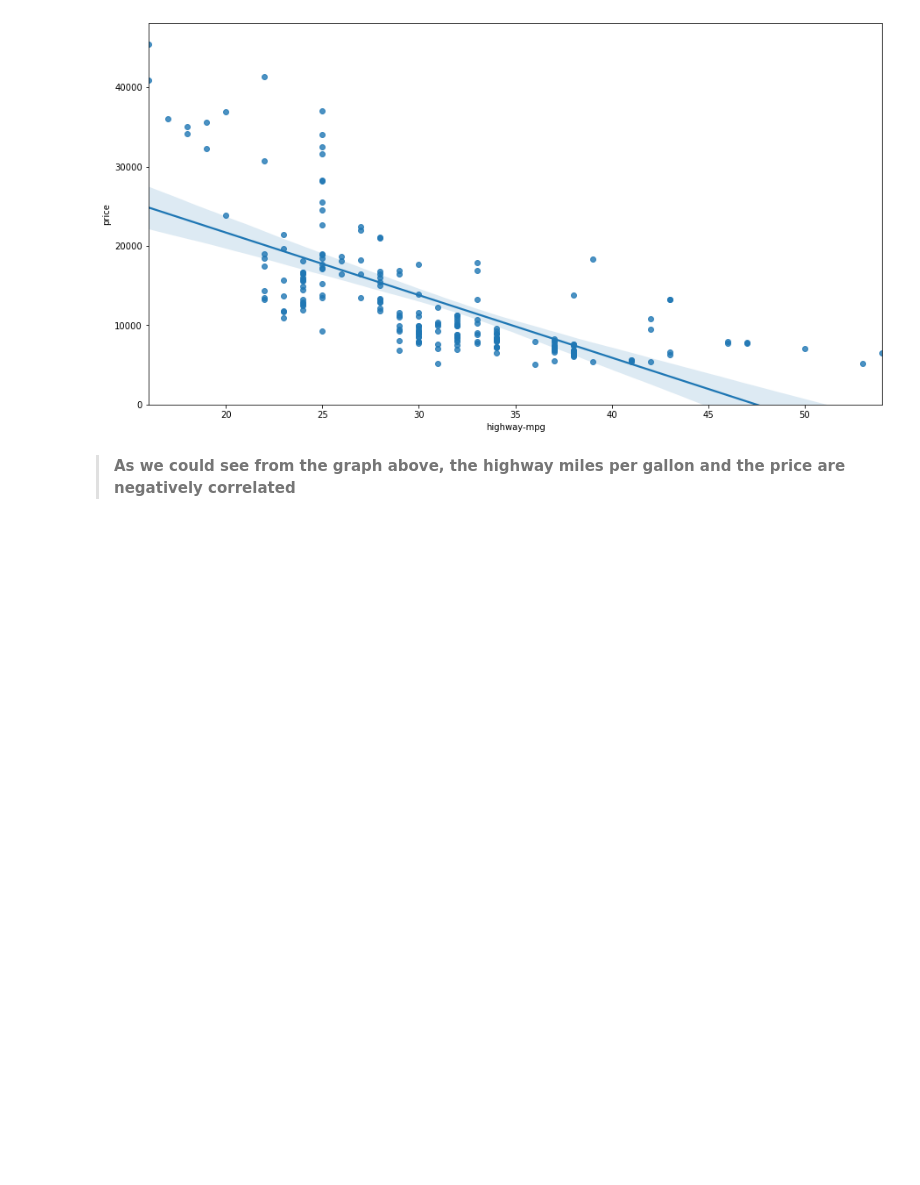
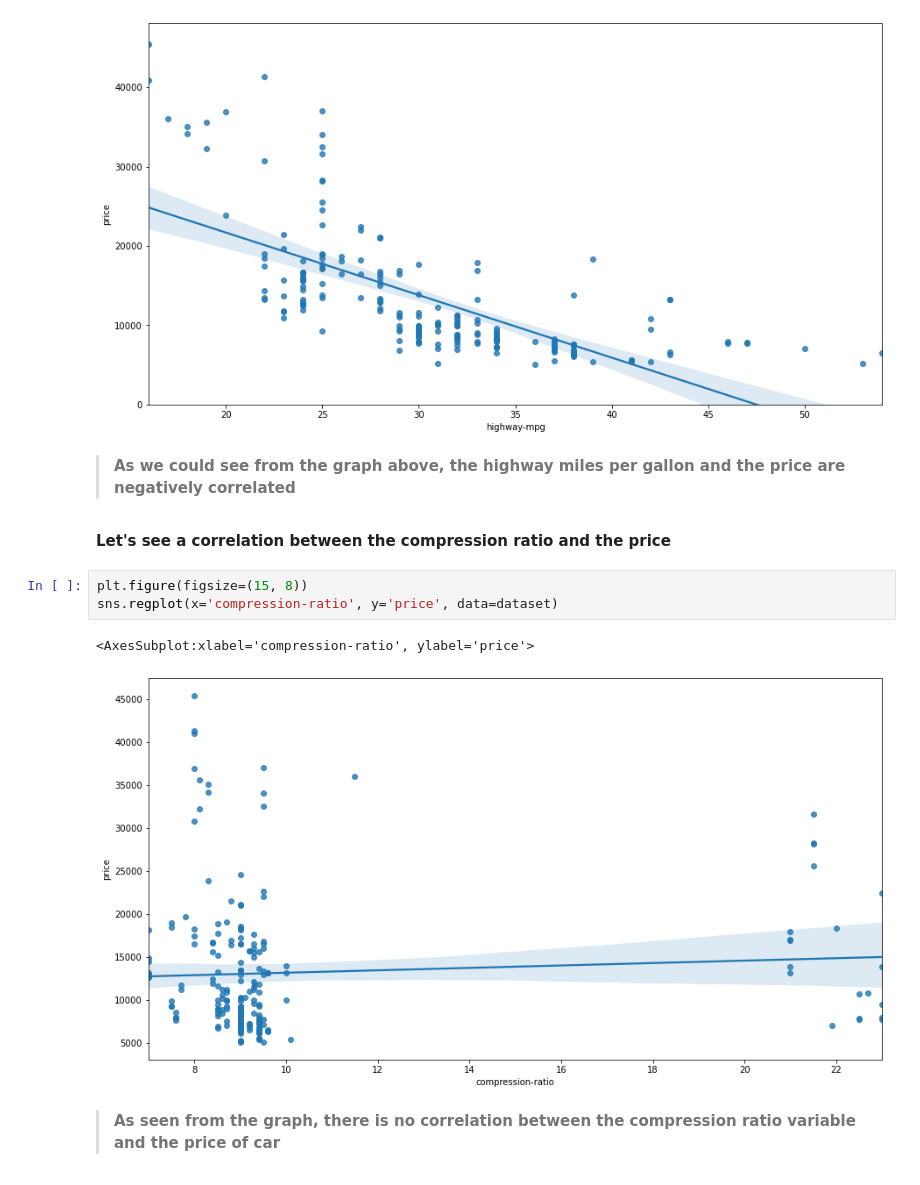
Before and after one commit to LucasRal/exploratory-data-analysis, a Jupyter notebook: Real world Exploratory Data Analysis Example.ipynb, the cells around one changed output. Saved outputs shown, nothing was run; the diff lists cells and outputs as text; blank space fills up the shorter version.

```diff
--- a/Real world Exploratory Data Analysis Example.ipynb
+++ b/Real world Exploratory Data Analysis Example.ipynb
@@ -175,3 +176,13 @@ plt.ylim(0, )
 [figure]
 # %% [markdown]
 > **As we could see from the graph above, the highway miles per gallon and the price are negatively correlated**
+# %% [markdown]
+**Let's see a correlation between the compression ratio and the price**
+# %%
+plt.figure(figsize=(15, 8))
+sns.regplot(x='compression-ratio', y='price', data=dataset)
+# %% [output]
+<AxesSubplot:xlabel='compression-ratio', ylabel='price'>
+[figure, added]
+# %% [markdown]
+> **As seen from the graph, there is no correlation between the compression ratio variable and the price of car**
```
Also changed, not shown: parts of 5 cells of this notebook.
